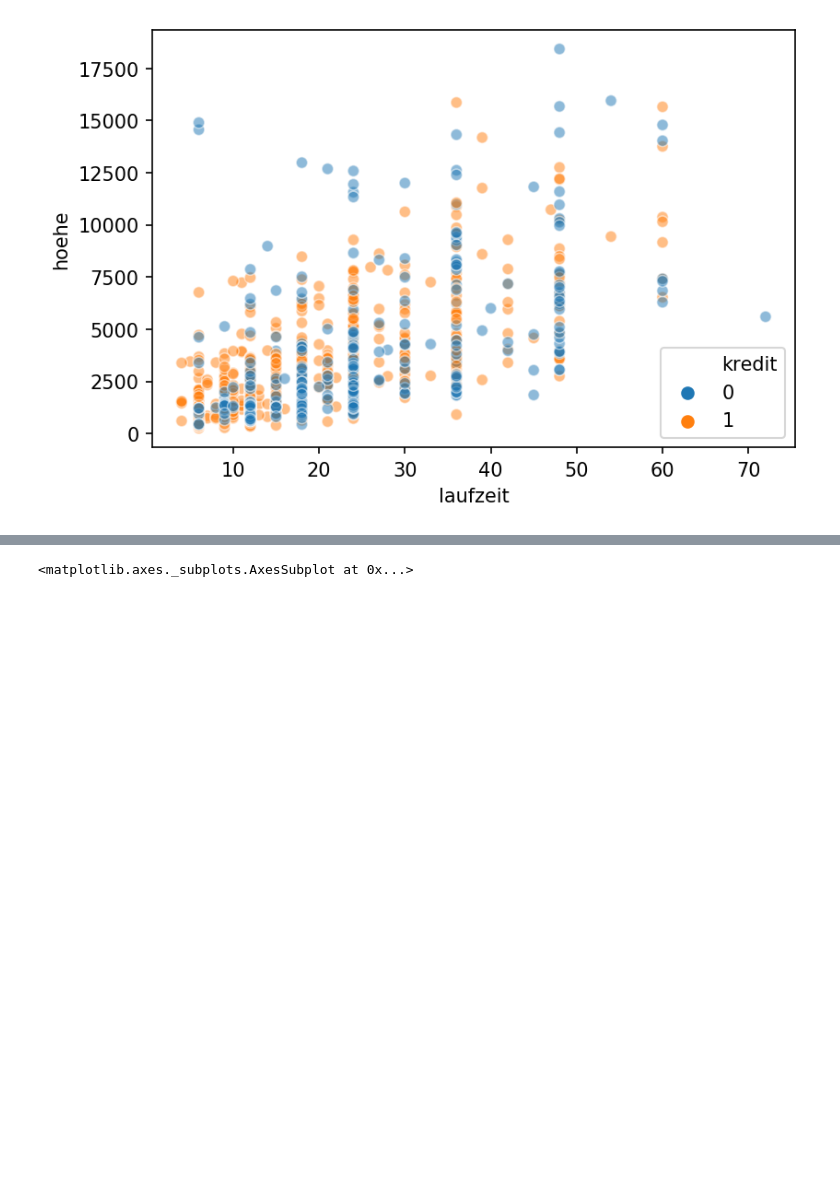
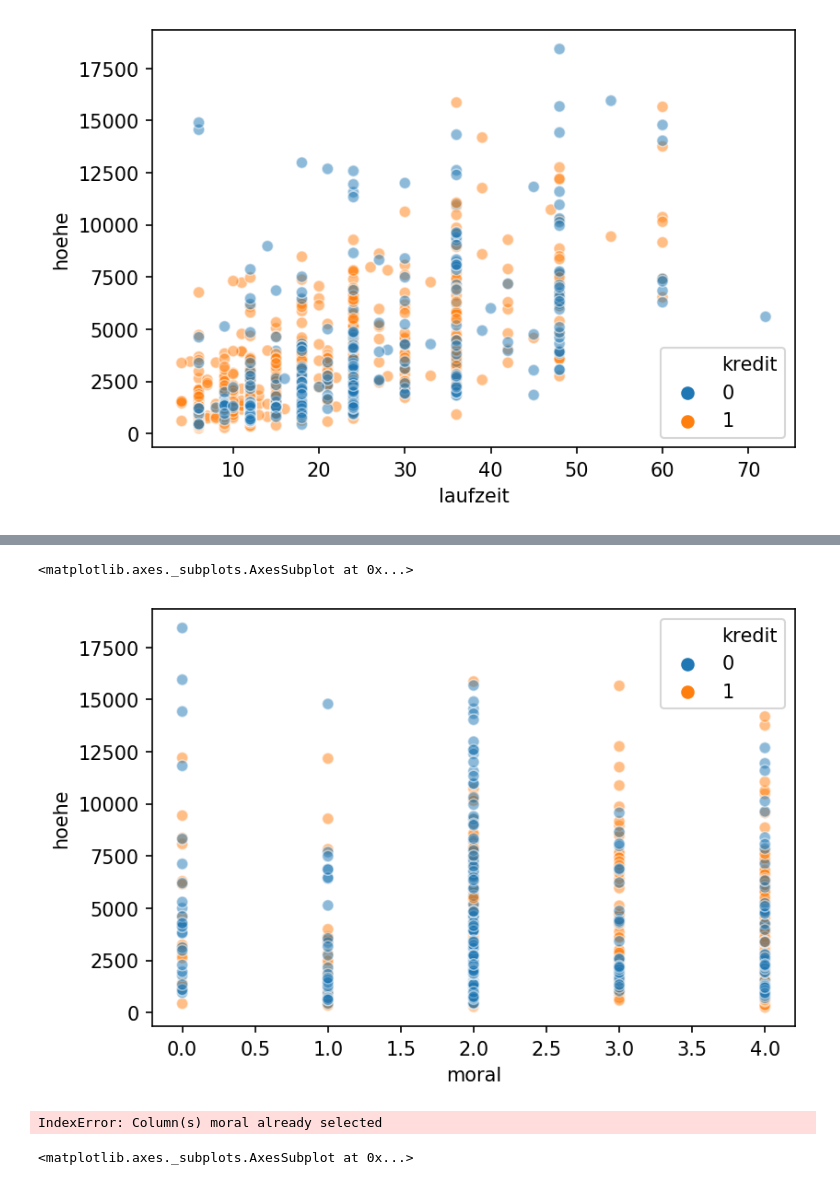
Before and after one commit to satriobhirawa/Kredit-EDA-SudDeutschland, a Jupyter notebook: BA_Credit.ipynb, the cells around one changed output, grey strips where cells are left out. Drawn from its saved outputs; the diff is of its cells as text; code cells hidden in the pictures; blank space fills up the shorter version.

```diff
--- a/BA_Credit.ipynb
+++ b/BA_Credit.ipynb
@@ -194,3 +200,13 @@ sns.scatterplot(x='laufzeit', y='hoehe', data=df, hue='kredit', alpha=0.5)
+# %%
+plt.figure(dpi=150)
+sns.scatterplot(x='moral', y='hoehe', data=df, hue='kredit', alpha=0.5)
+# %% [output]
+<matplotlib.axes._subplots.AxesSubplot at 0x...>
+[figure, added]
+# %%
+df.groupby(by='moral')['moral']['hoehe']
+# %% [output]
+IndexError: Column(s) moral already selected
 # %%
 plt.figure(dpi=150)
 plt.figure(figsize=(20,20))
```
Also changed, not shown: parts of 1 cell of this notebook, 1 other file.
